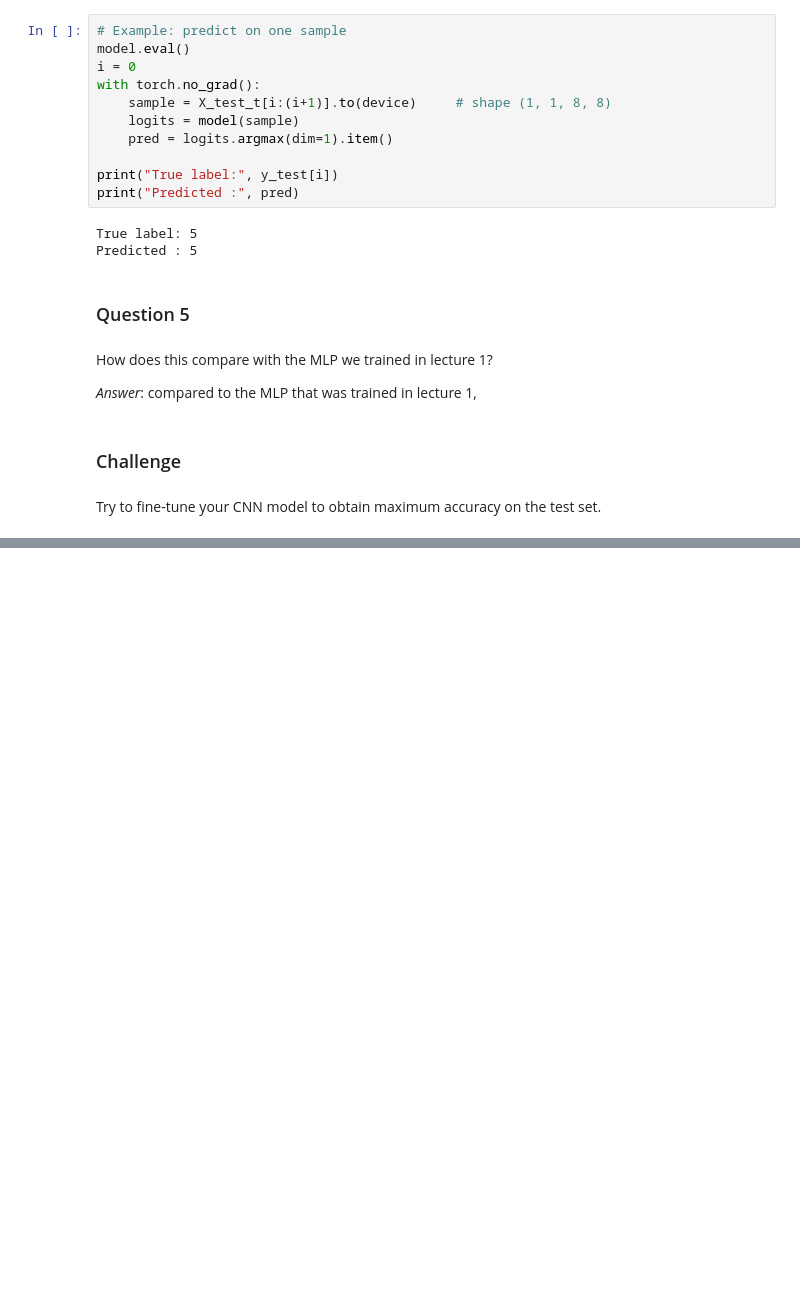
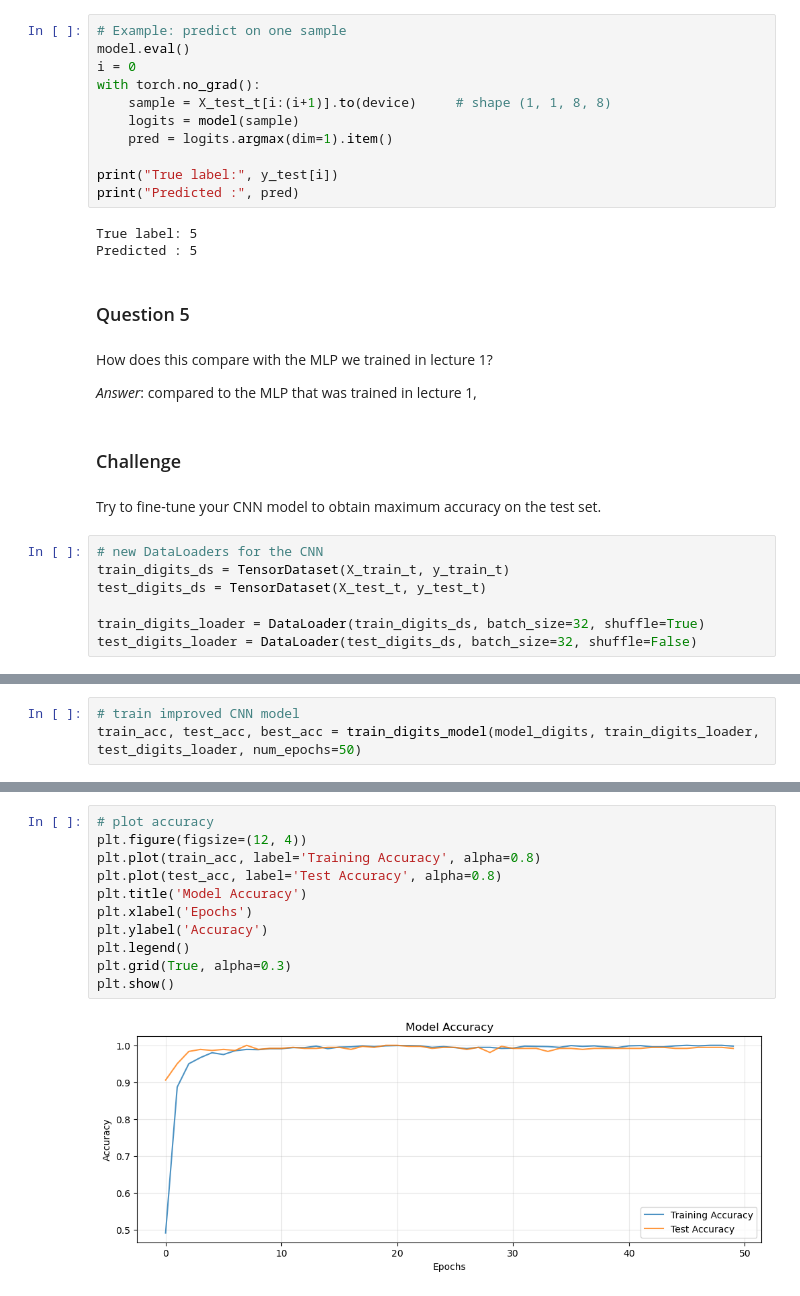
Before and after one commit to emilyekstrum/cu-cpbs-7602, a Jupyter notebook: lecture10-Python-deep-learning-empty.ipynb, the cells around one changed output, grey strips where cells are left out. Drawn from its saved outputs; the diff is of its cells as text; blank space fills up the shorter version.

Commit message:
improve digits CNN challenge

```diff
--- a/lecture10-Python-deep-learning-empty.ipynb
+++ b/lecture10-Python-deep-learning-empty.ipynb
@@ -616,3 +618,10 @@ _Answer_: compared to the MLP that was trained in lecture 1,
 ### Challenge
 # %% [markdown]
 Try to fine-tune your CNN model to obtain maximum accuracy on the test set.
+# %%
+# new DataLoaders for the CNN
+train_digits_ds = TensorDataset(X_train_t, y_train_t)
+test_digits_ds = TensorDataset(X_test_t, y_test_t)
+
+train_digits_loader = DataLoader(train_digits_ds, batch_size=32, shuffle=True)
+test_digits_loader = DataLoader(test_digits_ds, batch_size=32, shuffle=False)
@@ -618,0 +761,3 @@ Try to fine-tune your CNN model to obtain maximum accuracy on the test set.
+# %%
+# train improved CNN model
+train_acc, test_acc, best_acc = train_digits_model(model_digits, train_digits_loader, test_digits_loader, num_epochs=50)
@@ -618,0 +813,13 @@ Try to fine-tune your CNN model to obtain maximum accuracy on the test set.
+# %%
+# plot accuracy
+plt.figure(figsize=(12, 4))
+plt.plot(train_acc, label='Training Accuracy', alpha=0.8)
+plt.plot(test_acc, label='Test Accuracy', alpha=0.8)
+plt.title('Model Accuracy')
+plt.xlabel('Epochs')
+plt.ylabel('Accuracy')
+plt.legend()
+plt.grid(True, alpha=0.3)
+plt.show()
+# %% [output]
+[figure, added]
```
Also changed, not shown: parts of 13 cells of this notebook.
